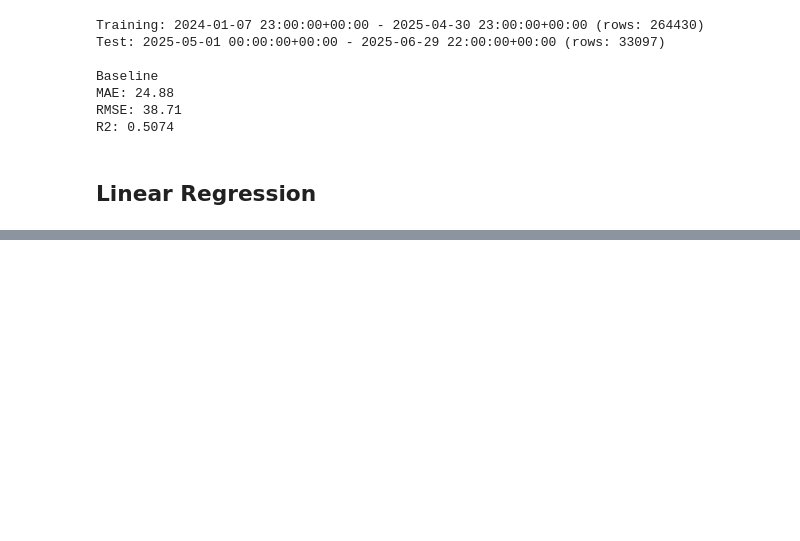
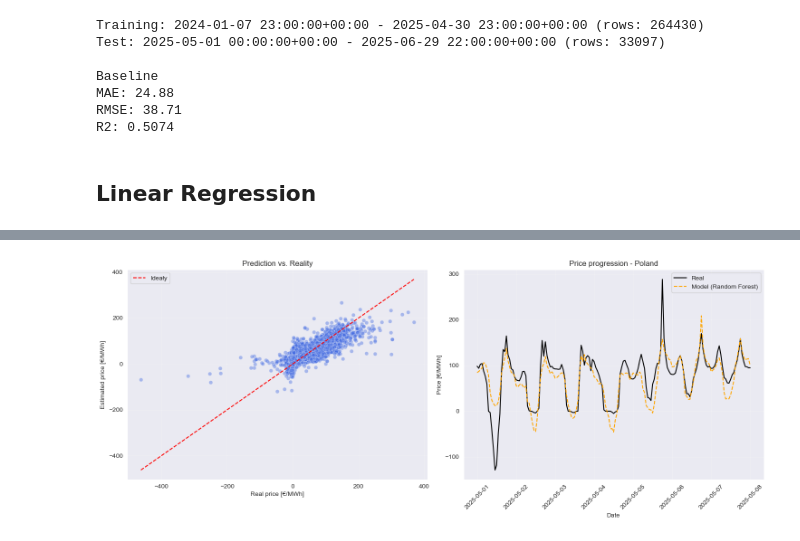
Before and after one commit to Siubuk123/Prediction, a Jupyter notebook: notebooks/03_Models.ipynb, the cells around one changed output, grey strips where cells are left out. Drawn from its saved outputs; the diff is of its cells as text; code cells hidden in the pictures; blank space fills up the shorter version.

```diff
--- a/notebooks/03_Models.ipynb
+++ b/notebooks/03_Models.ipynb
@@ -133,0 +148,23 @@ plot_results(test_res, kraj='Poland', start='2025-05-01', end='2025-05-08')
+# %%
+start_time = time.time()
+
+rf_pipeline = Pipeline(steps=[
+    ('preprocessor', preprocessor),
+    ('model', RandomForestRegressor(
+        n_estimators=200,
+        max_depth=25,
+        random_state=42,
+        n_jobs=-1
+    ))
+])
+
+rf_pipeline.fit(X_train, y_train)
+
+y_pred_rf = rf_pipeline.predict(X_test)
+
+time_minutes = (time.time() - start_time)
+print(f"\nTrening zajął: {time_minutes:.2f}s")
+
+print_metrics(y_test, y_pred_rf, "Model 2: Random Forest")
+
+test_res['pred'] = y_pred_rf
@@ -133,0 +179,4 @@ plot_results(test_res, kraj='Poland', start='2025-05-01', end='2025-05-08')
+# %%
+plot_results(test_res, kraj='Poland', start='2025-05-01', end='2025-05-08', model_name='Random Forest')
+# %% [output]
+[figure, added]
```
Also changed, not shown: parts of 6 cells of this notebook, 1 other file.
